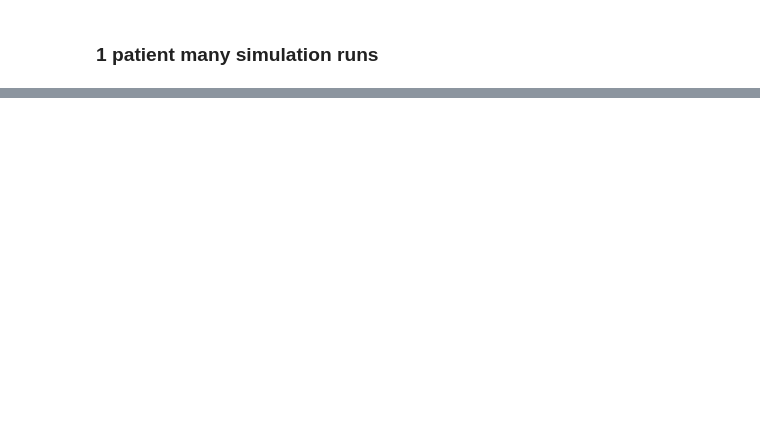
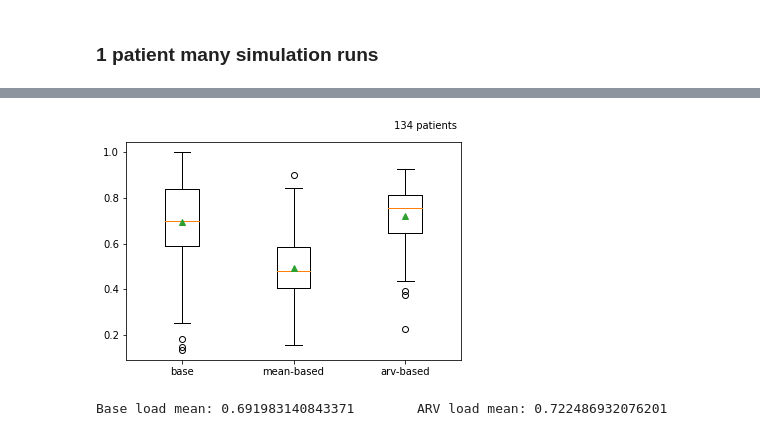
Before and after one commit to Siella/BP-SIM, a Jupyter notebook: notebooks/information_filtering.ipynb, the cells around one changed output, grey strips where cells are left out. Drawn from its saved outputs; the diff is of its cells as text; code cells hidden in the pictures; blank space fills up the shorter version.

```diff
--- a/notebooks/information_filtering.ipynb
+++ b/notebooks/information_filtering.ipynb
@@ -159,0 +210,15 @@ plt.ylabel('Arv-based rule');
+# %%
+base_load_means = [np.mean(results[p]['base']) for p in results]
+sd_load_means = [np.mean(results[p]['sd']) for p in results]
+arv_load_means = [np.mean(results[p]['arv']) for p in results]
+# %%
+plt.boxplot([base_load_means, sd_load_means, arv_load_means],
+            labels=['base', 'mean-based', 'arv-based'],
+            showmeans=True)
+plt.text(2.9,1.1,f'{len(base_load_means)} patients');
+# %% [output]
+[figure, added]
+# %%
+print(f"Base load mean: {np.mean(base_load_means)}\t ARV load mean: {np.mean(arv_load_means)}")
+# %% [output]
+Base load mean: 0.691983140843371        ARV load mean: 0.722486932076201
```
Also changed, not shown: parts of 13 cells of this notebook, 6 other files.
